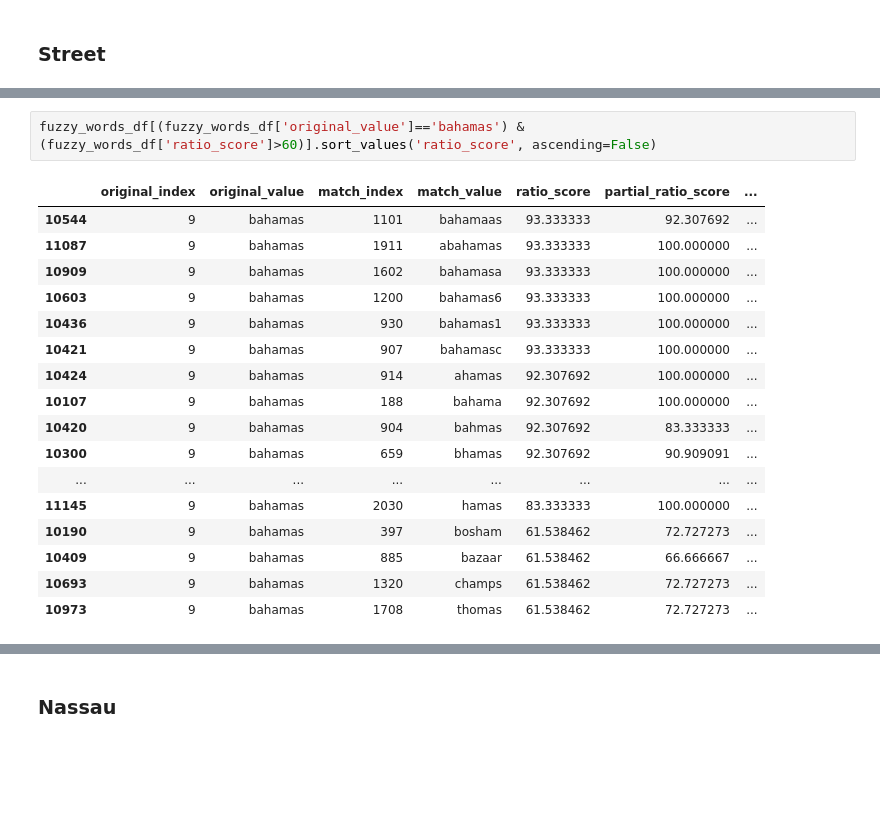
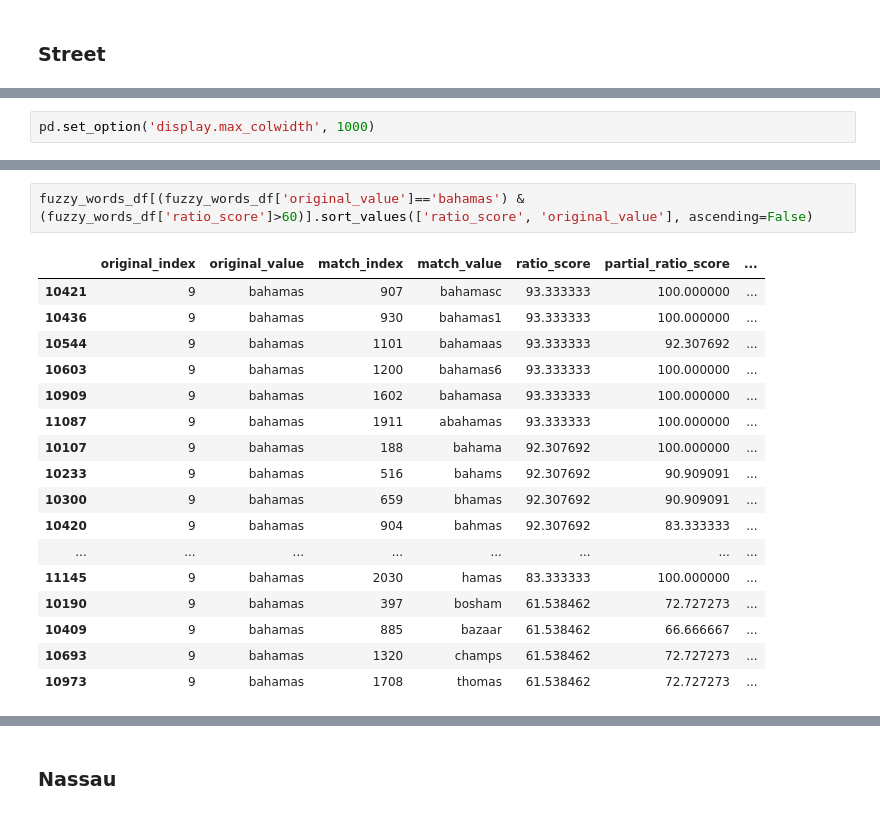
Before and after one commit to julielinx/icij_investigation, a Jupyter notebook: address_parsing/03_icijAddress_fuzzyMatch.ipynb, the cells around one changed output, grey strips where cells are left out. Cells and saved outputs as stored; diff of their text form; blank space fills up the shorter version.

Commit message:
fuzzy updates

```diff
--- a/address_parsing/03_icijAddress_fuzzyMatch.ipynb
+++ b/address_parsing/03_icijAddress_fuzzyMatch.ipynb
@@ -448 +571,3 @@ fuzzy_words_df[(fuzzy_words_df['original_value']=='street') & (fuzzy_words_df['j
+# %%
+pd.set_option('display.max_colwidth', 1000)
 # %%
@@ -482,17 +619,17 @@ streer
 # %%
-fuzzy_words_df[(fuzzy_words_df['original_value']=='bahamas') & (fuzzy_words_df['ratio_score']>60)].sort_values('ratio_score', ascending=False)
+fuzzy_words_df[(fuzzy_words_df['original_value']=='bahamas') & (fuzzy_words_df['ratio_score']>60)].sort_values(['ratio_score', 'original_value'], ascending=False)
 # %% [output]
 |  | original_index | original_value | match_index | match_value | ratio_score | partial_ratio_score | ... |
+| 10421 | 9 | bahamas | 907 | bahamasc | 93.333333 | 100.000000 | ... |
+| 10436 | 9 | bahamas | 930 | bahamas1 | 93.333333 | 100.000000 | ... |
 | 10544 | 9 | bahamas | 1101 | bahamaas | 93.333333 | 92.307692 | ... |
+| 10603 | 9 | bahamas | 1200 | bahamas6 | 93.333333 | 100.000000 | ... |
+| 10909 | 9 | bahamas | 1602 | bahamasa | 93.333333 | 100.000000 | ... |
 | 11087 | 9 | bahamas | 1911 | abahamas | 93.333333 | 100.000000 | ... |
-| 10909 | 9 | bahamas | 1602 | bahamasa | 93.333333 | 100.000000 | ... |
-| 10603 | 9 | bahamas | 1200 | bahamas6 | 93.333333 | 100.000000 | ... |
-| 10436 | 9 | bahamas | 930 | bahamas1 | 93.333333 | 100.000000 | ... |
-| 10421 | 9 | bahamas | 907 | bahamasc | 93.333333 | 100.000000 | ... |
-| 10424 | 9 | bahamas | 914 | ahamas | 92.307692 | 100.000000 | ... |
 | 10107 | 9 | bahamas | 188 | bahama | 92.307692 | 100.000000 | ... |
+| 10233 | 9 | bahamas | 516 | bahams | 92.307692 | 90.909091 | ... |
+| 10300 | 9 | bahamas | 659 | bhamas | 92.307692 | 90.909091 | ... |
 | 10420 | 9 | bahamas | 904 | bahmas | 92.307692 | 83.333333 | ... |
-| 10300 | 9 | bahamas | 659 | bhamas | 92.307692 | 90.909091 | ... |
 | ... | ... | ... | ... | ... | ... | ... | ... |
 | 11145 | 9 | bahamas | 2030 | hamas | 83.333333 | 100.000000 | ... |
 | 10190 | 9 | bahamas | 397 | bosham | 61.538462 | 72.727273 | ... |
```
Also changed, not shown: parts of 50 cells of this notebook, 1 other file.
